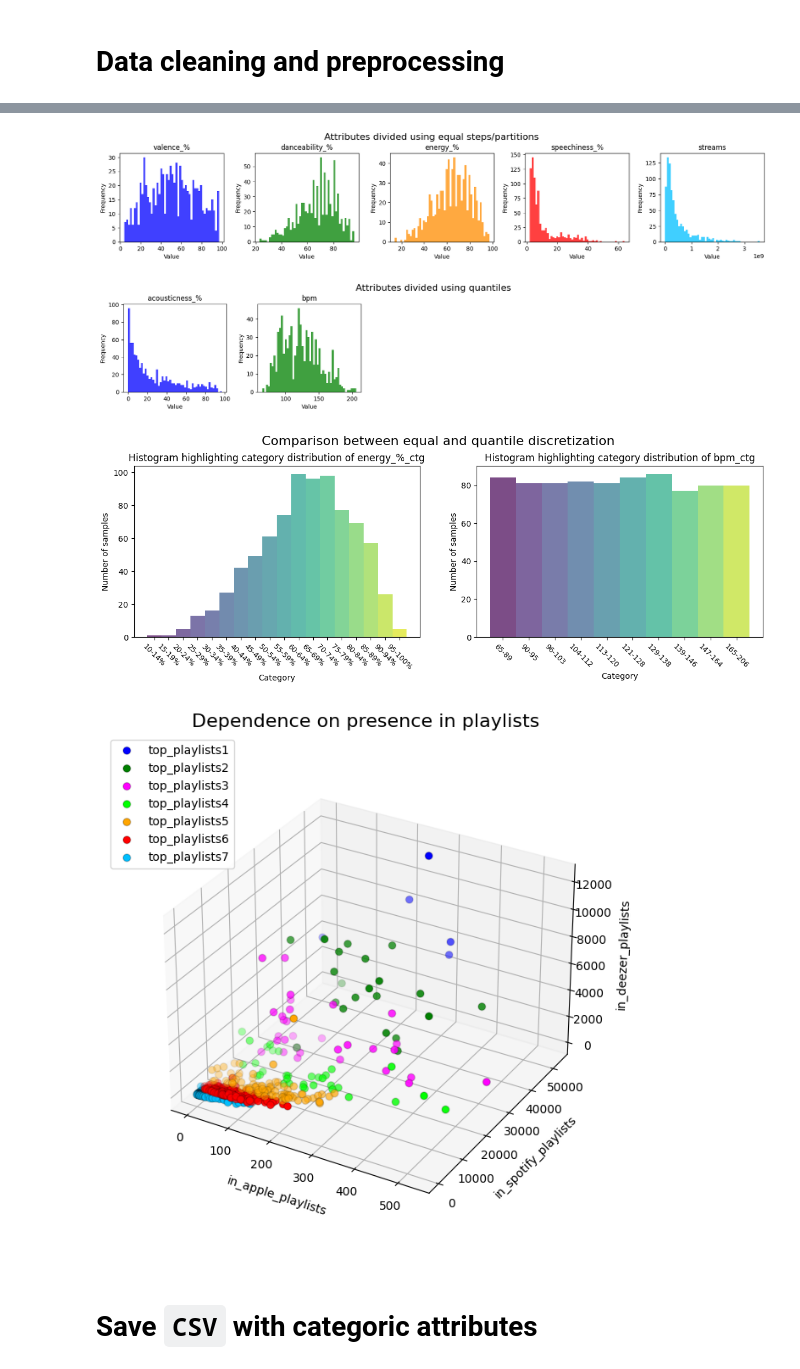
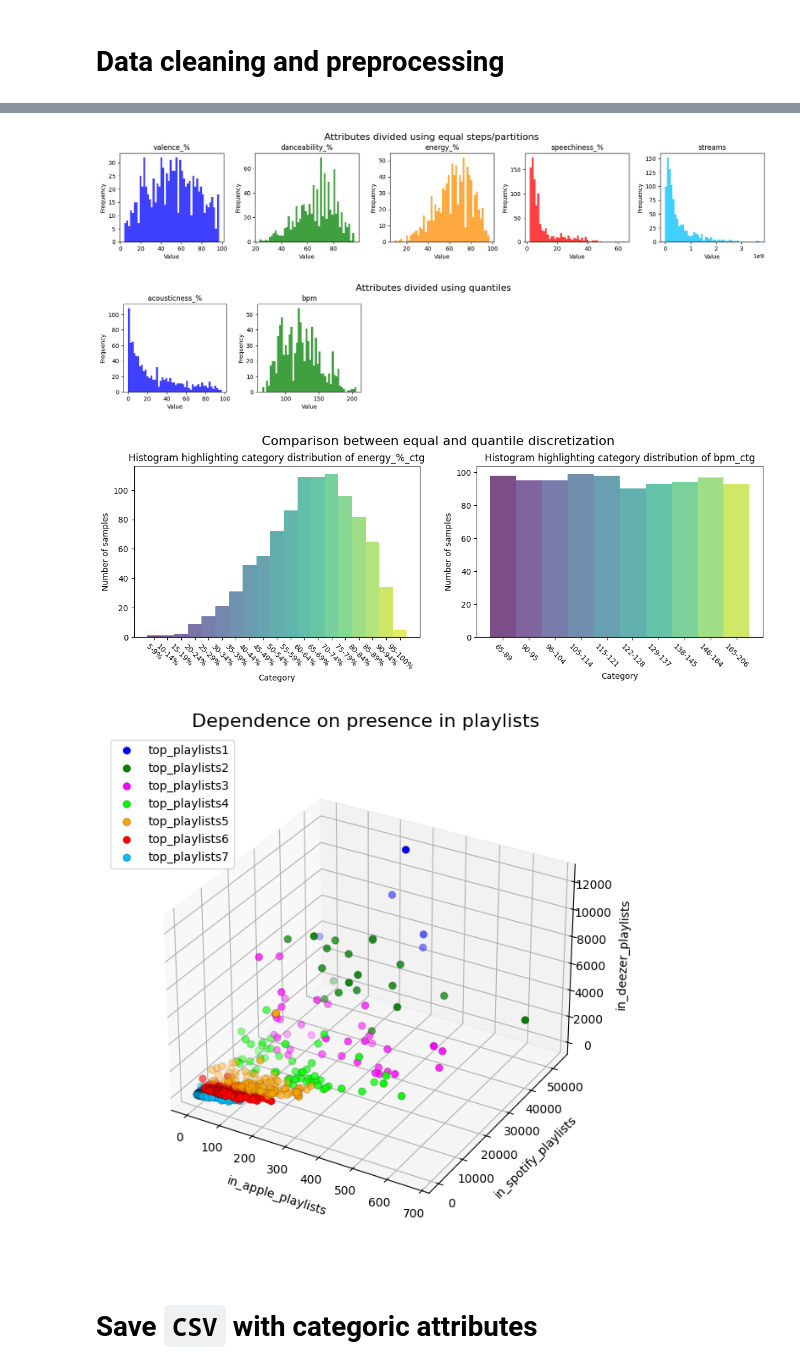
Before and after one commit to hungdojan/UPA_Project, a Jupyter notebook: Part2/proj2.ipynb, the cells around one changed output, grey strips where cells are left out. Drawn from its saved outputs; the diff is of its cells as text; code cells hidden in the pictures.

Commit message:
Data cleaning

```diff
--- a/Part2/proj2.ipynb
+++ b/Part2/proj2.ipynb
@@ -52,24 +52,21 @@ dtype: object
 # %% [markdown]
 # **Data cleaning and preprocessing**
 # %%
-# TODO data cleaning/filtering/modifying
-# --------------------------------------
+df2 = df.copy(deep=True)
+df2['streams'] = pd.to_numeric(df2['streams'], errors='coerce')
+df2 = df2.loc[~df2['streams'].isna()]
+df2['streams'] = df2['streams'].astype(int)
 
-# Weird value
-# df = df[~df['streams'].str.contains('BPM110KeyAMod')]
-df = df.loc[~df['streams'].str.contains('BPM110KeyAMod'), :]
-# print(df[df['track_name']=="Love Grows (Where My Rosemary Goes)"])
-df = df.dropna()
+# fix thousand separator
+df2['in_deezer_playlists'] = df2['in_deezer_playlists'].map(lambda x: x.replace(',', ''))
+df2['in_deezer_playlists'] = pd.to_numeric(df2['in_deezer_playlists']).astype(int)
 
-for cname in ['in_deezer_playlists', 'in_shazam_charts']:
-    # df[cname] = df[cname].str.replace(',', '').astype(int)
-    df[cname] = df.loc[:, cname].str.replace(',', '').astype(int)
+# fix thousand separator
+df2['in_shazam_charts'] = df2['in_shazam_charts'].str.replace(',', '')
+df2['in_shazam_charts'] = df2['in_shazam_charts'].fillna(0).astype(int)
 
-for col in ['streams', 'in_apple_playlists', 'in_spotify_playlists',
-            'in_deezer_playlists']:
-    # df[col] = df[col].astype(int)
-    df[col] = df.loc[:, col].astype(int)
-
+df2['key'] = df2['key'].fillna('C').astype('category')
+df2['mode'] = df2['mode'].astype('category')
 
 # Columns with useless data distribution
 colors = ['blue', 'green', 'darkorange', 'red', 'deepskyblue']
@@ -77,7 +74,7 @@ cols = ['in_spotify_charts', 'in_apple_charts', 'in_deezer_charts',
         'in_shazam_charts', 'instrumentalness_%']
 fig, axs = plt.subplots(1, len(cols), figsize=(len(cols) * 4, 3))
 for i, col in enumerate(cols):
-    axs[i].hist(df[col], bins=50, color=colors[i], alpha=0.75)
+    axs[i].hist(df2[col], bins=50, color=colors[i], alpha=0.75)
     axs[i].set_title(col)
     axs[i].set_xlabel('Value')
     axs[i].set_ylabel('Frequency')
@@ -102,10 +99,10 @@ cols_to_drop = [
 
 # Drop irelevant columns
 for col in cols_to_drop:
-    if col in df.columns:
-        df.drop(col, axis=1, inplace=True)
+    if col in df2.columns:
+        df2.drop(col, axis=1, inplace=True)
 
 # --------------------------------------
 
-df_orig = df.copy()
+df_orig = df2.copy()
 # %% [output]
@@ -224,7 +221,7 @@ colors = ['blue', 'green', 'darkorange', 'red', 'deepskyblue']
 cols = ['valence_%', 'danceability_%', 'energy_%', 'speechiness_%', 'streams']
 fig, axs = plt.subplots(1, len(cols), figsize=(len(cols) * 4, 3))
 for i, col in enumerate(cols):
-    axs[i].hist(df[col], bins=50, color=colors[i], alpha=0.75)
+    axs[i].hist(df2[col], bins=50, color=colors[i], alpha=0.75)
     axs[i].set_title(col)
     axs[i].set_xlabel('Value')
     axs[i].set_ylabel('Frequency')
@@ -240,7 +237,7 @@ axs[2].axis('off')
 axs[3].axis('off')
 axs[4].axis('off')
 for i, col in enumerate(cols):
-    axs[i].hist(df[col], bins=50, color=colors[i], alpha=0.75)
+    axs[i].hist(df2[col], bins=50, color=colors[i], alpha=0.75)
     axs[i].set_title(col)
     axs[i].set_xlabel('Value')
     axs[i].set_ylabel('Frequency')
@@ -249,8 +246,8 @@ plt.subplots_adjust(top=0.82)
 plt.subplots_adjust(wspace=0.3)
 plt.show()
 # %% [output]
-[figure, old version]
+[figure, new version]
-[figure, old version]
+[figure, new version]
 # %%
 def plot_ctg_histogram(cname_list):
     """
@@ -261,9 +258,9 @@ def plot_ctg_histogram(cname_list):
 
     for idx, cname in enumerate(cname_list):
         # Select dataframe column
-        data = df[cname]
+        data = df2[cname]
         # Categories orderd ascendingly
-        ctgs = sorted(df[cname].unique(),
+        ctgs = sorted(df2[cname].unique(),
                       key=(lambda s: int(s.split('-')[0])))
         # Colors according to number of categories
         colors = [cm.viridis(i / len(ctgs)) for i in range(len(ctgs))]
@@ -289,7 +286,7 @@ def plot_ctg_histogram(cname_list):
 
 plot_ctg_histogram(['energy_%_ctg', 'bpm_ctg'])
 # %% [output]
-[figure, old version]
+[figure, new version]
 # %%
 # Columns to be clustered
 # in_<x>_playlists: Number of <x> playlists the song is included in
@@ -300,7 +297,7 @@ k = 7
 colors = ['blue', 'green', 'magenta', 'lime', 'orange', 'red', 'deepskyblue']
 
 # Data for clustering
-data = pd.DataFrame(df.copy(), columns=cols)
+data = pd.DataFrame(df2.copy(), columns=cols)
 data['total'] = data.iloc[:, 0:3].sum(axis=1)
 
 # Kmeans clustering to group by top songs in playlists
@@ -320,35 +317,35 @@ groups = groups.sort_values(by='total', ascending=False)
 indexes = [0] * k
 for i, c in enumerate(groups['top_playlists']):
     indexes[c] = f"top_playlists{i+1}"
 labels = [indexes[i] for i in labels]
 
 # Finally assign cluster labels to dataframes
 data['top_playlists'] = labels
-df['top_playlists'] = labels
+df2['top_playlists'] = labels
 
 
 # 3D plot
 fig = plt.figure(figsize=(8, 8))
 ax = fig.add_subplot(111, projection='3d')
 ax.set_box_aspect(aspect=None, zoom=0.88)
 
 for i in range(k):
     # Order top_playlists<C> by ascending <C> number
     sorted_i = sorted(indexes)
     k_data = data[data['top_playlists'] == sorted_i[i]]
     ax.scatter(k_data[cols[0]], k_data[cols[1]], k_data[cols[2]],
                c=[colors[i] for a in range(k_data[cols[0]].size)],
                label=sorted_i[i], s=40, edgecolors='#00000035')
 
 ax.set_title('Dependence on presence in playlists', fontsize=16)
 ax.set_xlabel(cols[0], labelpad=10)
 ax.set_ylabel(cols[1], labelpad=10)
 ax.set_zlabel(cols[2], labelpad=10)
 
 plt.legend(loc='upper left')
 plt.show()
 # %% [output]
-[figure, old version]
+[figure, new version]
 # %% [markdown]
 # Save `CSV` with categoric attributes
 # %%
```
Also changed, not shown: parts of 5 cells of this notebook, 3 other files.
